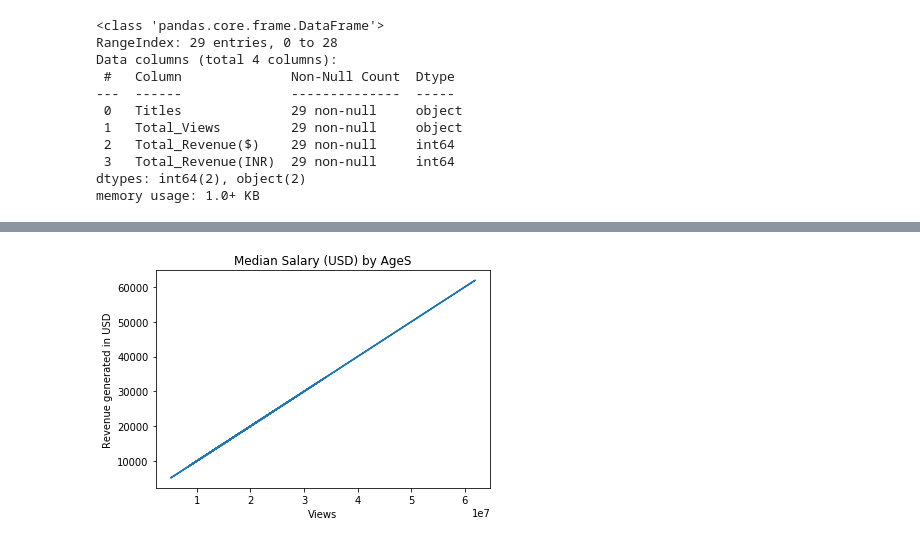
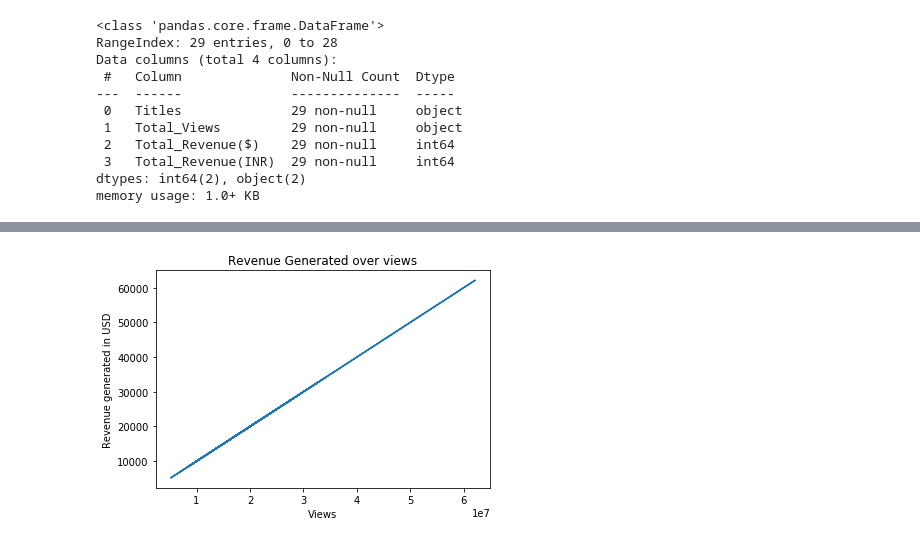
Before and after one commit to maliaditya/Data-Science, a Jupyter notebook: EDA .ipynb, the cells around one changed output, grey strips where cells are left out. Cells and saved outputs as stored; diff of their text form; code cells hidden in the pictures.

```diff
--- a/EDA .ipynb
+++ b/EDA .ipynb
@@ -119,11 +119,11 @@ Name: Titles, dtype: object
 # %%
 from matplotlib import pyplot as plt
 %matplotlib inline
 plt.plot(Total_views,Total_Revenue)
 plt.xlabel('Views')
 plt.ylabel('Revenue generated in USD')
 
-plt.title("Median Salary (USD) by AgeS")
+plt.title("Revenue Generated over views")
 plt.show()
 # %% [output]
-[figure, old version]
+[figure, new version]
```
Also changed, not shown: parts of 6 cells of this notebook, 3 other files.
